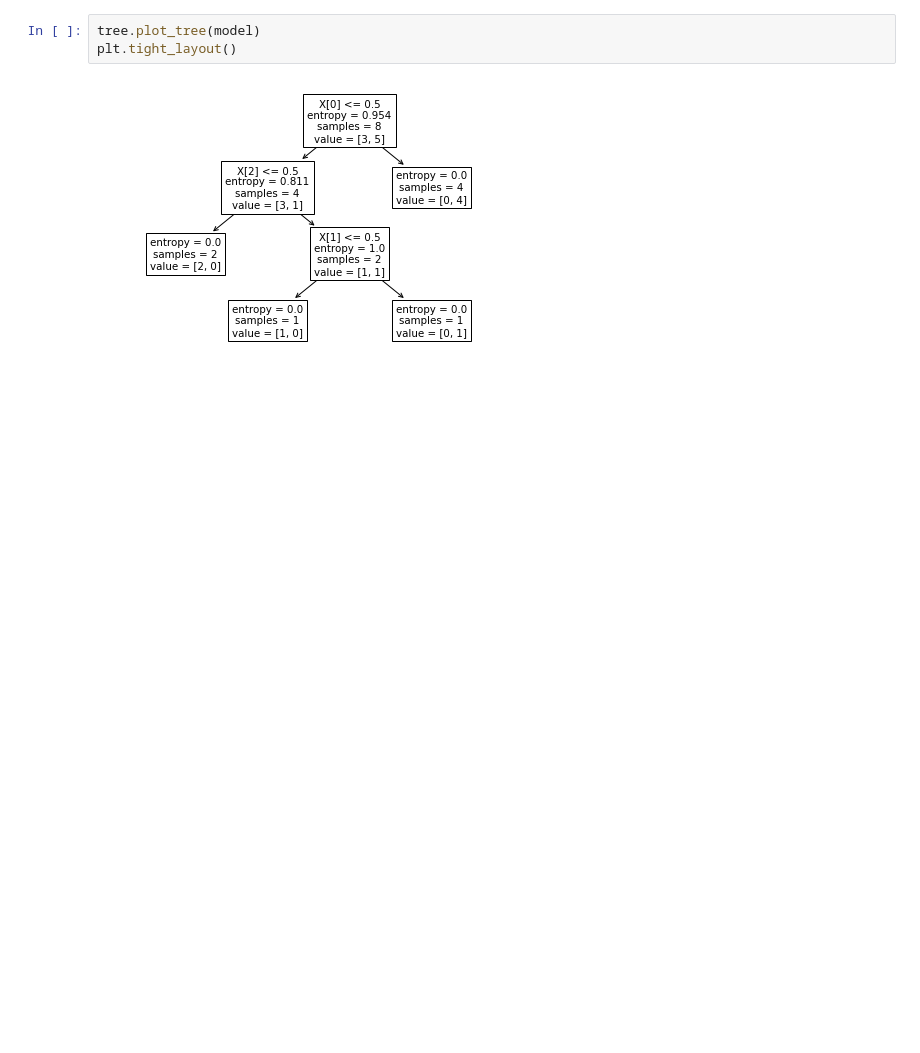
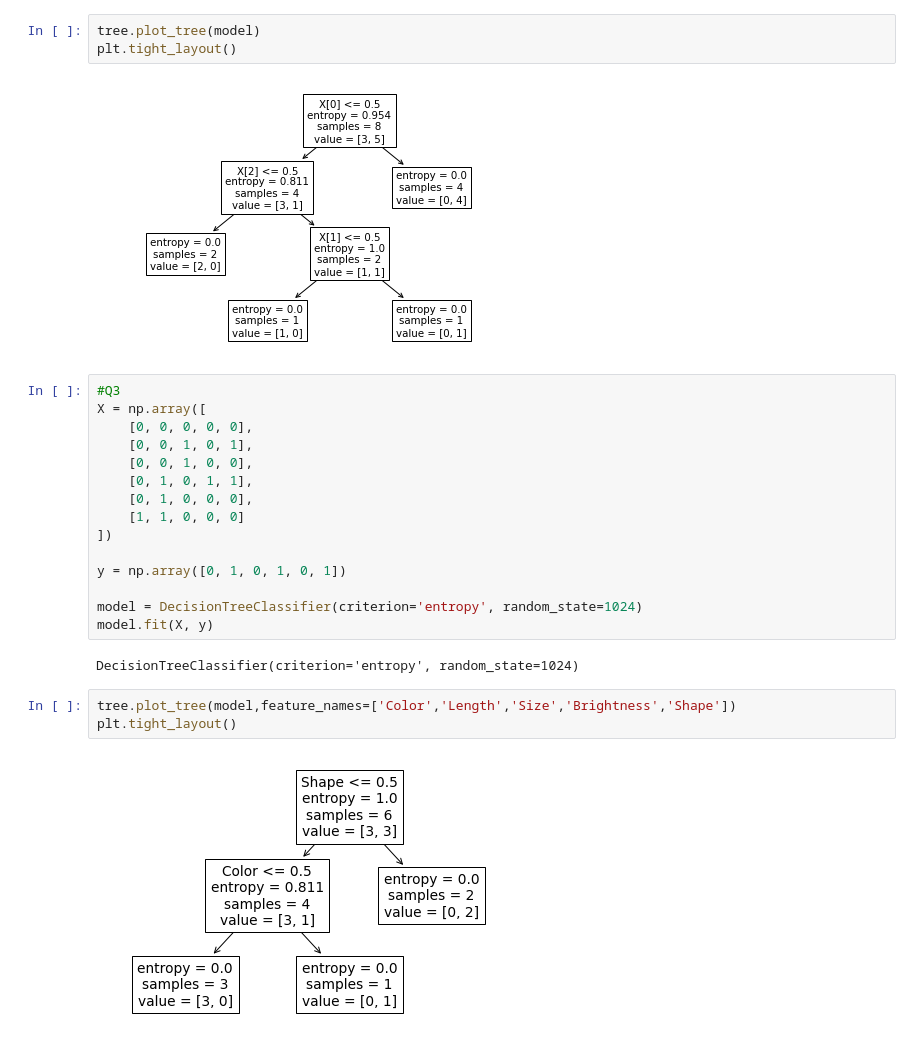
Before and after one commit to masonyc/762TUT, a Jupyter notebook: Tutorial.ipynb, the cells around one changed output. Drawn from its saved outputs; the diff is of its cells as text; blank space fills up the shorter version.

```diff
--- a/Tutorial.ipynb
+++ b/Tutorial.ipynb
@@ -30,3 +30,25 @@ tree.plot_tree(model)
 plt.tight_layout()
 # %% [output]
 [figure]
+# %%
+#Q3
+X = np.array([
+    [0, 0, 0, 0, 0],
+    [0, 0, 1, 0, 1],
+    [0, 0, 1, 0, 0],
+    [0, 1, 0, 1, 1],
+    [0, 1, 0, 0, 0],
+    [1, 1, 0, 0, 0]
+])
+
+y = np.array([0, 1, 0, 1, 0, 1])
+
+model = DecisionTreeClassifier(criterion='entropy', random_state=1024)
+model.fit(X, y)
+# %% [output]
+DecisionTreeClassifier(criterion='entropy', random_state=1024)
+# %%
+tree.plot_tree(model,feature_names=['Color','Length','Size','Brightness','Shape'])
+plt.tight_layout()
+# %% [output]
+[figure, added]
```
Also changed, not shown: 1 other file.
